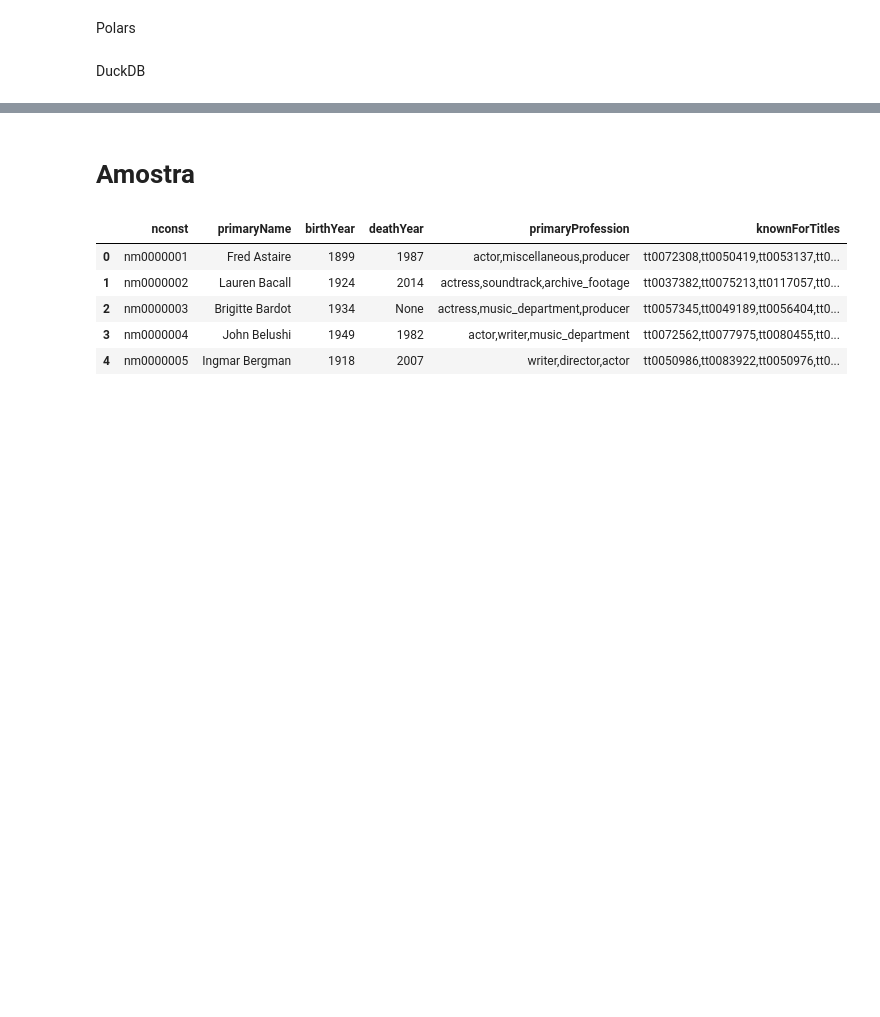
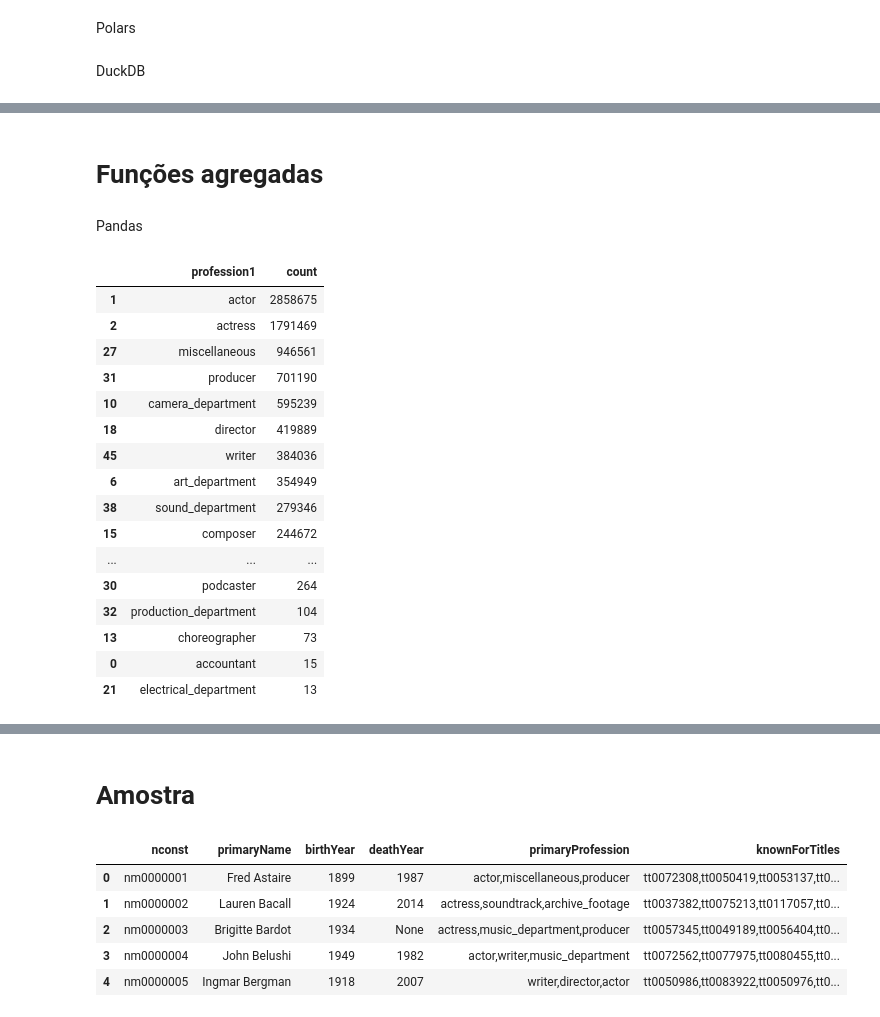
Before and after one commit to danicosme/lab-duckdb-pandas-polars, a Jupyter notebook: main.ipynb, the cells around one changed output, grey strips where cells are left out. Drawn from its saved outputs; the diff is of its cells as text; code cells hidden in the pictures; blank space fills up the shorter version.

```diff
--- a/main.ipynb
+++ b/main.ipynb
@@ -128,0 +219,24 @@ duckdb.sql("""
+# %% [markdown]
+# Funções agregadas
+# %% [markdown]
+Pandas
+# %%
+df_pandas_profession[['profession1']].groupby('profession1').size().reset_index(name='count').sort_values(by='count', ascending=False)
+# %% [output]
+|  | profession1 | count |
+| 1 | actor | 2858675 |
+| 2 | actress | 1791469 |
+| 27 | miscellaneous | 946561 |
+| 31 | producer | 701190 |
+| 10 | camera_department | 595239 |
+| 18 | director | 419889 |
+| 45 | writer | 384036 |
+| 6 | art_department | 354949 |
+| 38 | sound_department | 279346 |
+| 15 | composer | 244672 |
+| ... | ... | ... |
+| 30 | podcaster | 264 |
+| 32 | production_department | 104 |
+| 13 | choreographer | 73 |
+| 0 | accountant | 15 |
+| 21 | electrical_department | 13 |
```
Also changed, not shown: parts of 13 cells of this notebook.
